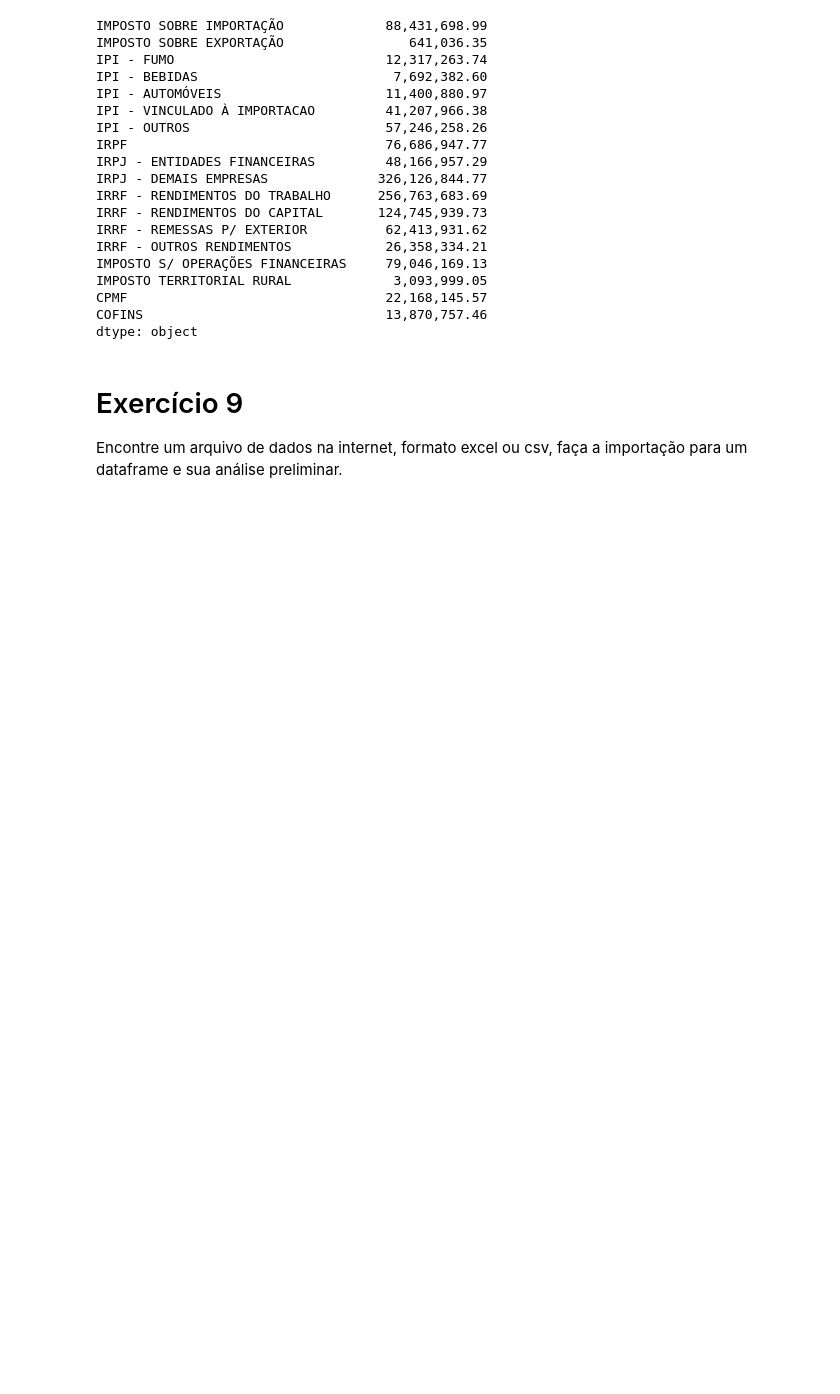
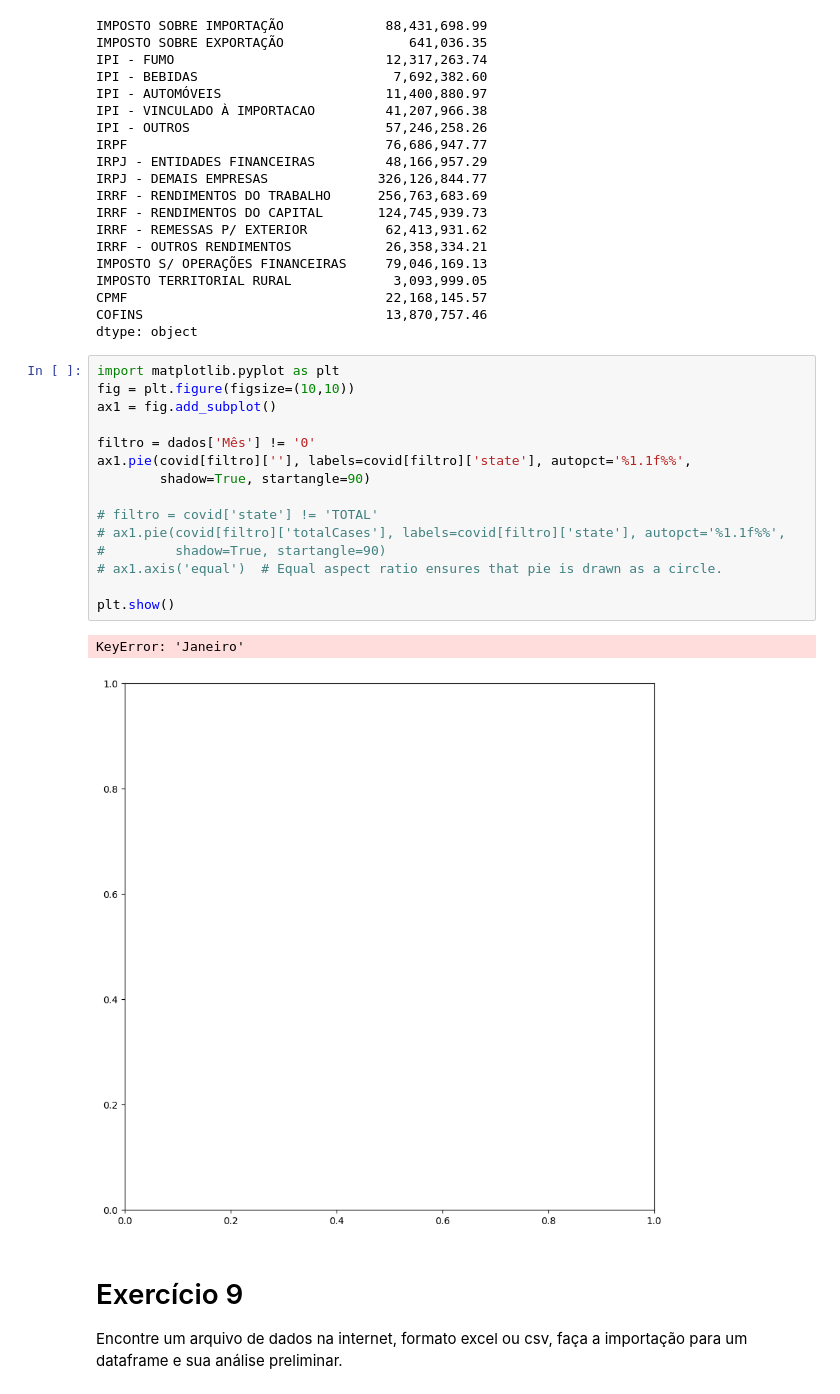
Before and after one commit to J41R0JUNIOR/Materias, a Jupyter notebook: Novas-Tecnologias/atividades/caderno/Jairo-Aula6.ipynb, the cells around one changed output. Drawn from its saved outputs; the diff is of its cells as text; blank space fills up the shorter version.

```diff
--- a/Novas-Tecnologias/atividades/caderno/Jairo-Aula6.ipynb
+++ b/Novas-Tecnologias/atividades/caderno/Jairo-Aula6.ipynb
@@ -370,6 +369,24 @@ IMPOSTO TERRITORIAL RURAL             3,093,999.05
 CPMF                                 22,168,145.57
 COFINS                               13,870,757.46
 dtype: object
+# %%
+import matplotlib.pyplot as plt
+fig = plt.figure(figsize=(10,10))
+ax1 = fig.add_subplot()
+
+filtro = dados['Mês'] != '0'
+ax1.pie(covid[filtro][''], labels=covid[filtro]['state'], autopct='%1.1f%%',
+        shadow=True, startangle=90)
+
+# filtro = covid['state'] != 'TOTAL'
+# ax1.pie(covid[filtro]['totalCases'], labels=covid[filtro]['state'], autopct='%1.1f%%',
+#         shadow=True, startangle=90)
+# ax1.axis('equal')  # Equal aspect ratio ensures that pie is drawn as a circle.
+
+plt.show()
+# %% [output]
+KeyError: 'Janeiro'
+[figure, added]
 # %% [markdown]
 # Exercício 9
 
```
Also changed, not shown: parts of 3 cells of this notebook.
